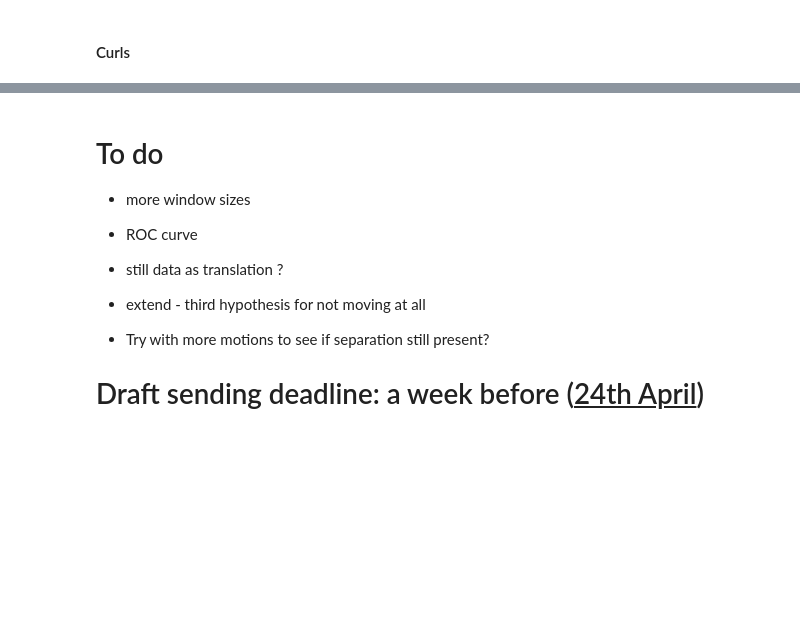
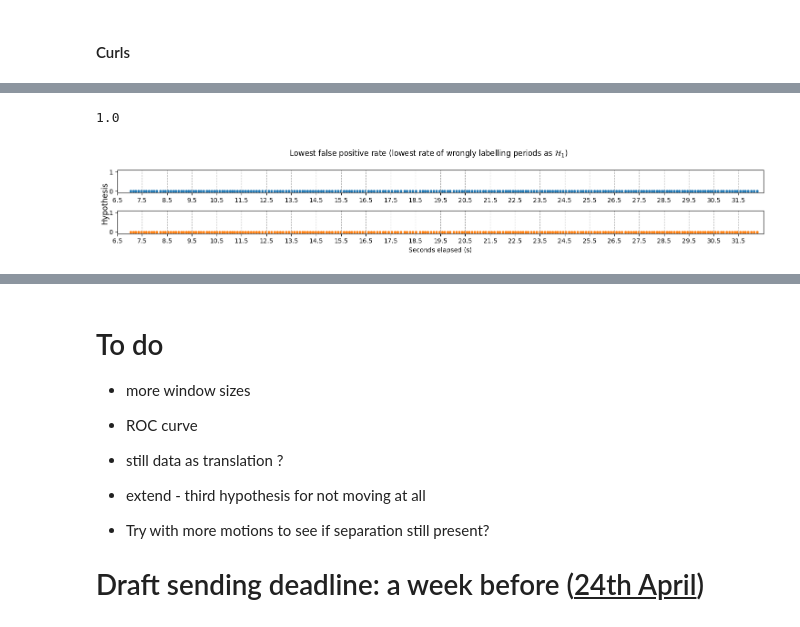
Before and after one commit to sjb296/linear-motion-detection, a Jupyter notebook: main.ipynb, the cells around one changed output, grey strips where cells are left out. Drawn from its saved outputs; the diff is of its cells as text; code cells hidden in the pictures; blank space fills up the shorter version.

```diff
--- a/main.ipynb
+++ b/main.ipynb
@@ -683,0 +726,16 @@ print(max(squat_recalls))
+# %%
+# Lowest false positive rate
+side_by_side_hyps(
+    curls_df_trim_s["seconds_elapsed"],
+    curl_hyp_sets[np.argmin(curl_false_pos_arr)],
+    curls_df_trim_s["hypothesis"],
+    curl_left_lim,
+    curl_right_lim,
+    s=10
+)
+plt.suptitle("Lowest false positive rate (lowest rate of wrongly labelling periods as $\mathcal{H}_1$)")
+plt.tight_layout()
+print(max(curl_false_pos_arr))
+# %% [output]
+1.0
+[figure, added]
```
Also changed, not shown: parts of 11 cells of this notebook.
